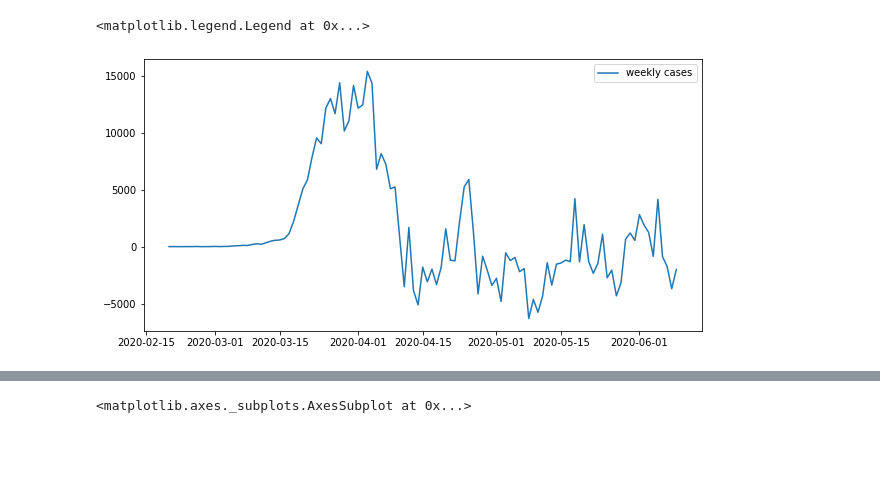
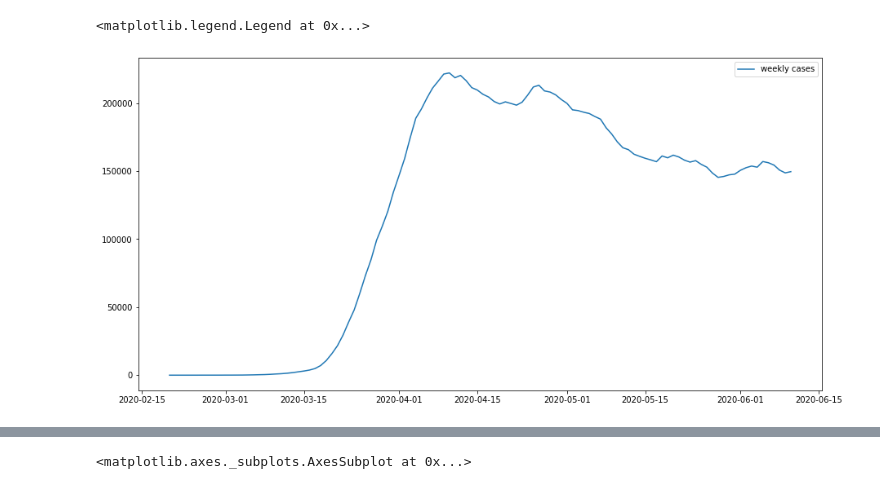
Before and after one commit to dviabhav/NYTCovidData, a Jupyter notebook: Covid19 file.ipynb, the cells around one changed output, grey strips where cells are left out. Saved outputs shown, nothing was run; the diff lists cells and outputs as text; code cells hidden in the pictures; blank space fills up the shorter version.

```diff
--- a/Covid19 file.ipynb
+++ b/Covid19 file.ipynb
@@ -74,10 +92,10 @@ print(top_10_states)
 # %%
-plt.figure(figsize = (10,5))
-plt.plot(raw_US.cases.diff(7).diff()[30:], label = "weekly cases" )
+plt.figure(figsize = (15,7.5))
+plt.plot(raw_US.cases.diff(7)[30:], label = "weekly cases" )
 plt.legend()
 # %% [output]
 <matplotlib.legend.Legend at 0x...>
-[figure, old version]
+[figure, new version]
 # %%
 plt.figure(figsize = (20,10))
 plt.plot(raw_US.deaths.diff(7)[30:], label = "weekly deaths")
```
Also changed, not shown: parts of 6 cells of this notebook.
